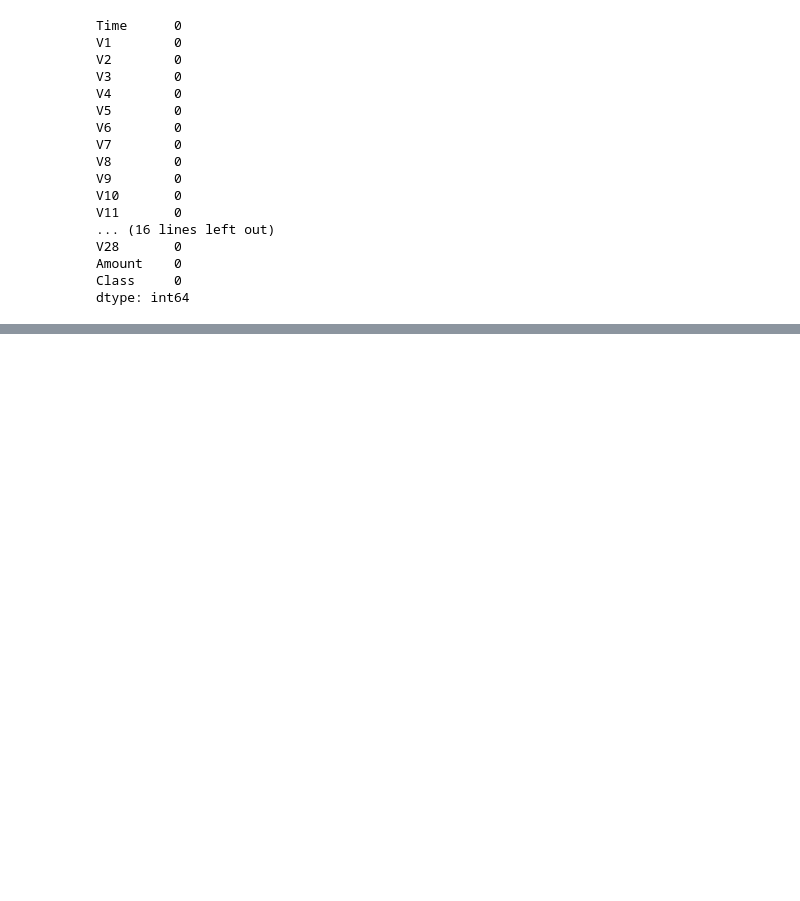
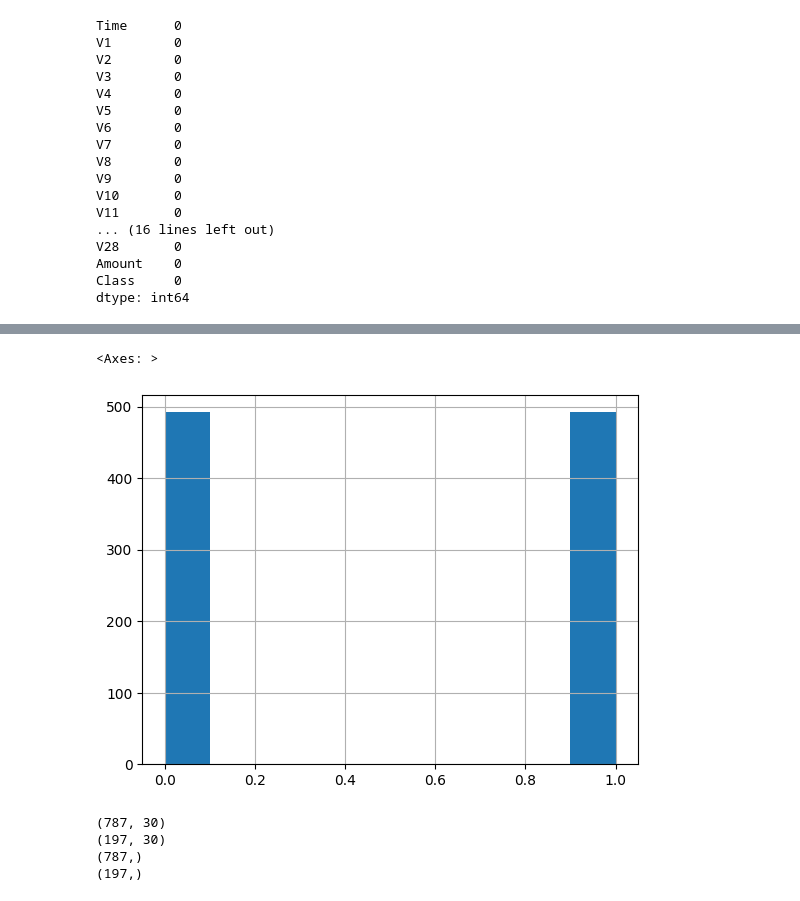
Before and after one commit to abrehamashebir/GO2COD_DS_02, a Jupyter notebook: notebook/credit_card_fraud_detection.ipynb, the cells around one changed output, grey strips where cells are left out. Cells and saved outputs as stored; diff of their text form; code cells hidden in the pictures; blank space fills up the shorter version.

```diff
--- a/notebook/credit_card_fraud_detection.ipynb
+++ b/notebook/credit_card_fraud_detection.ipynb
@@ -77,0 +156,5 @@ dtype: int64
+# %%
+Y_1.hist()
+# %% [output]
+<Axes: >
+[figure, added]
@@ -77,0 +165,12 @@ dtype: int64
+# %%
+x_train,x_test, y_train, y_test = train_test_split(X_1,Y_1, test_size=0.2, random_state=40)
+
+print(x_train.shape)
+print(x_test.shape)
+print(y_train.shape)
+print(y_test.shape)
+# %% [output]
+(787, 30)
+(197, 30)
+(787,)
+(197,)
```
Also changed, not shown: parts of 26 cells of this notebook.
